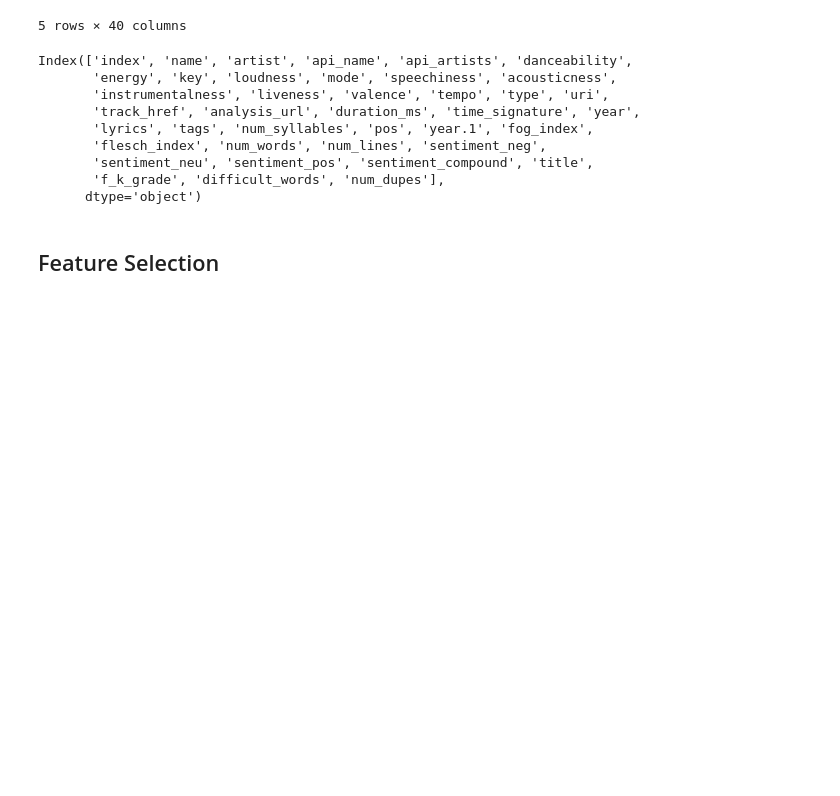
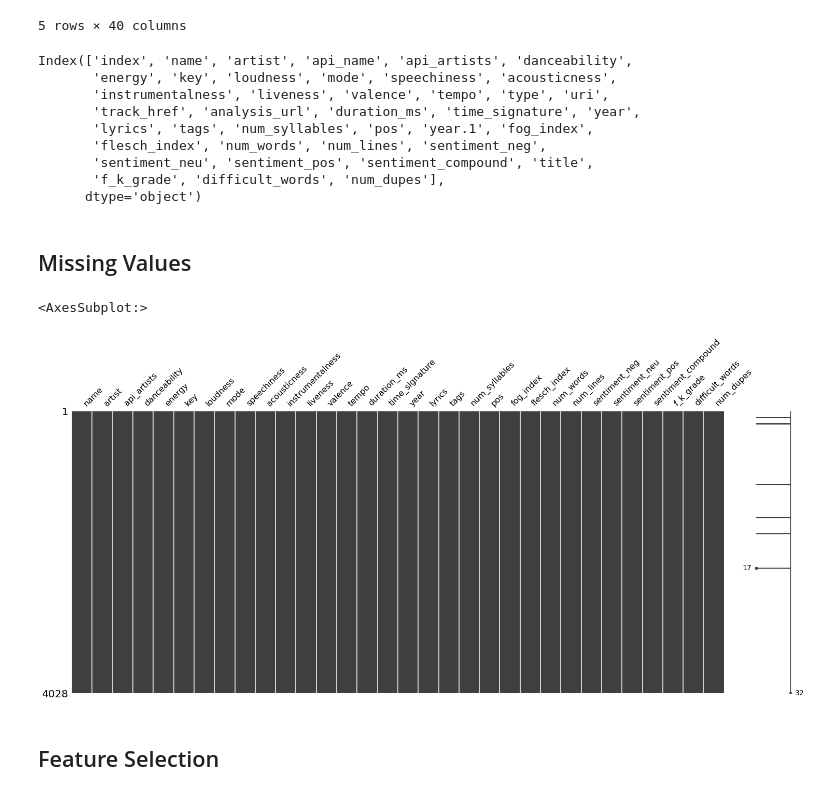
Before and after one commit to limagbz/top_billboard_songs_spotify, a Jupyter notebook: 2 - Data Cleaning & Features.ipynb, the cells around one changed output. Saved outputs shown, nothing was run; the diff lists cells and outputs as text; code cells hidden in the pictures; blank space fills up the shorter version.

```diff
--- a/2 - Data Cleaning & Features.ipynb
+++ b/2 - Data Cleaning & Features.ipynb
@@ -45,6 +50,13 @@ Index(['index', 'name', 'artist', 'api_name', 'api_artists', 'danceability',
        'sentiment_neu', 'sentiment_pos', 'sentiment_compound', 'title',
        'f_k_grade', 'difficult_words', 'num_dupes'],
       dtype='object')
+# %% [markdown]
+## Missing Values
+# %%
+msno.matrix(data_df)
+# %% [output]
+<AxesSubplot:>
+[figure, added]
 # %% [markdown]
 ## Feature Selection
 # %%
```
Also changed, not shown: parts of 10 cells of this notebook, 7 other files.
